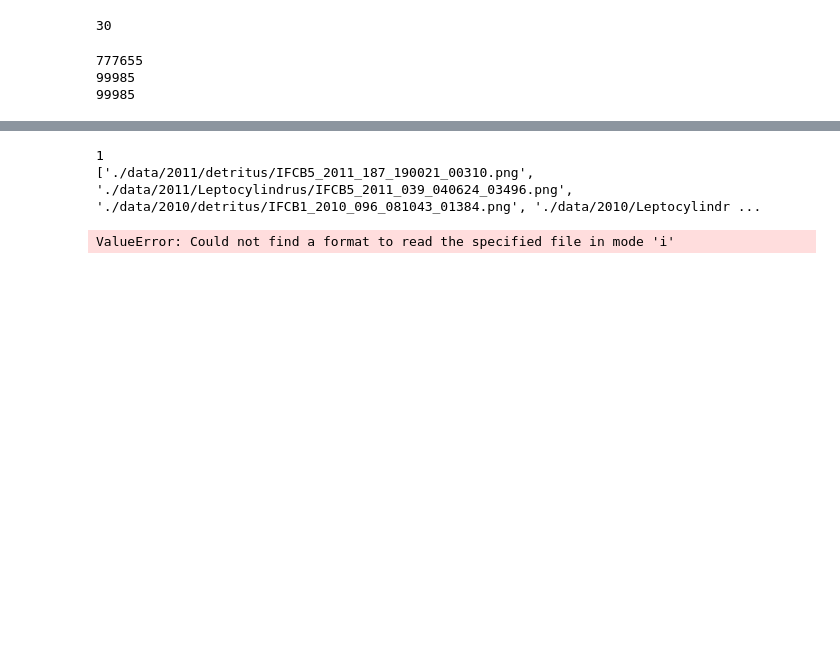
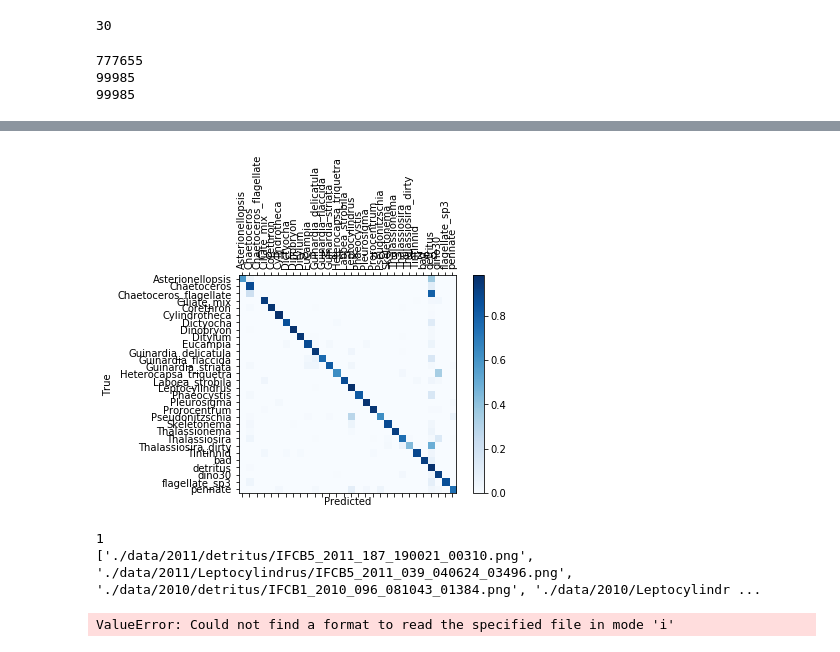
Before and after one commit to Saadmaghani/urfp-hab-plankton, a Jupyter notebook: main.ipynb, the cells around one changed output, grey strips where cells are left out. Cells and saved outputs as stored; diff of their text form; code cells hidden in the pictures; blank space fills up the shorter version.

```diff
--- a/main.ipynb
+++ b/main.ipynb
@@ -107,3 +108,7 @@ x
+# %%
+testM.plot_CM(pp)
+# %% [output]
+[figure, added]
 # %%
 x = testM.class_accuracies(pp)
 f= open("caTest-"+str(model)+"-"+str(HP.version)+".json","w+")
```
Also changed, not shown: parts of 6 cells of this notebook, 2 other files.
